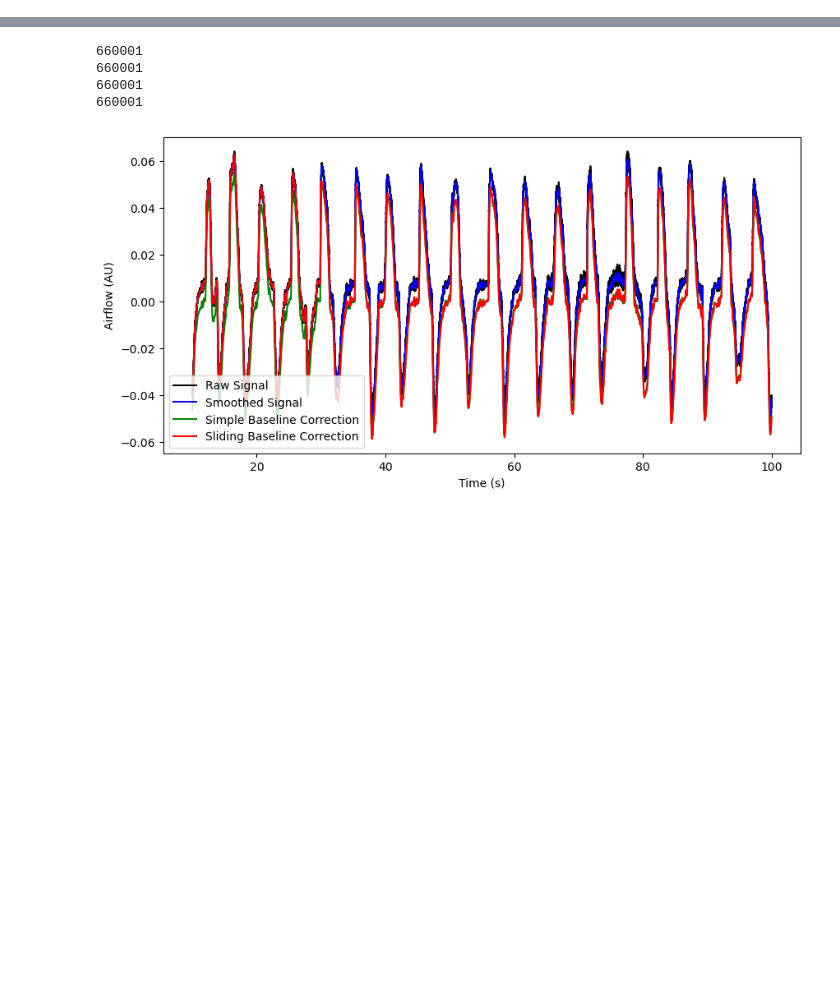
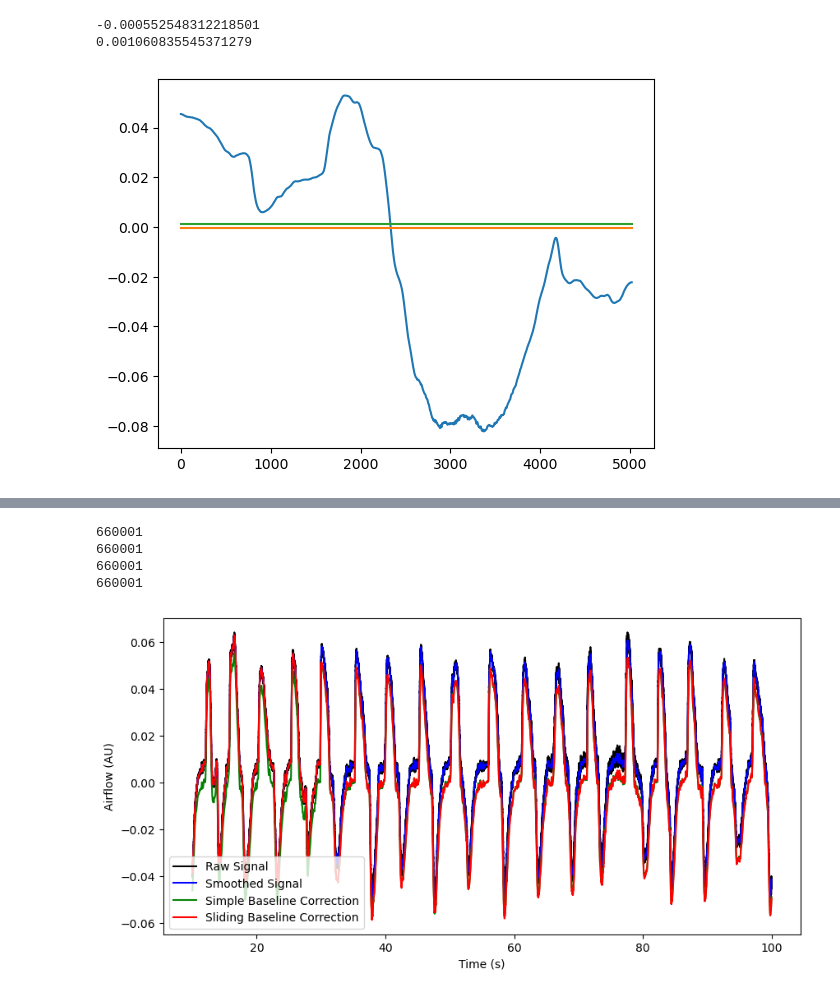
Before and after one commit to torbenator/breathmetrics_python, a Jupyter notebook: testing_breathmetrics.ipynb, the cells around one changed output, grey strips where cells are left out. Cells and saved outputs as stored; diff of their text form; code cells hidden in the pictures; blank space fills up the shorter version.

```diff
--- a/testing_breathmetrics.ipynb
+++ b/testing_breathmetrics.ipynb
@@ -348,0 +858,10 @@ bm.labelExtrema()
+# %%
+plt.plot(EXHALE_WINDOW)
+plt.plot([0,len(EXHALE_WINDOW)],[MIN_PAUSE_RANGE,MIN_PAUSE_RANGE])
+plt.plot([0,len(EXHALE_WINDOW)],[MAX_PAUSE_RANGE,MAX_PAUSE_RANGE])
+print(MIN_PAUSE_RANGE)
+print(MAX_PAUSE_RANGE)
+# %% [output]
+-0.000552548312218501
+0.001060835545371279
+[figure, added]
```
Also changed, not shown: parts of 13 cells of this notebook.
